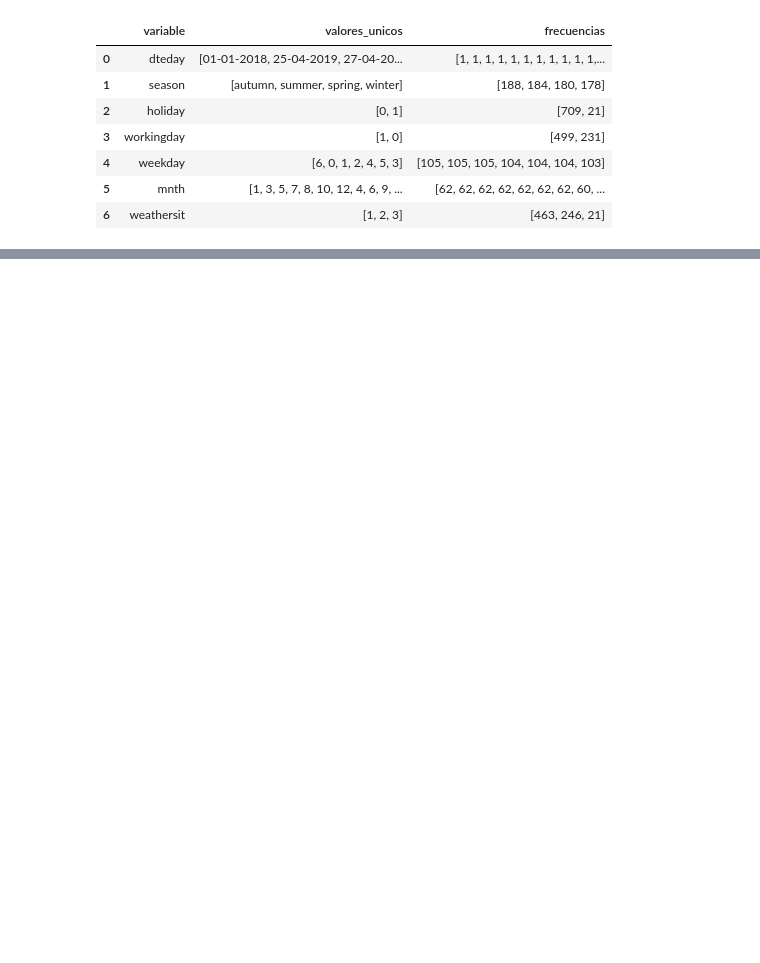
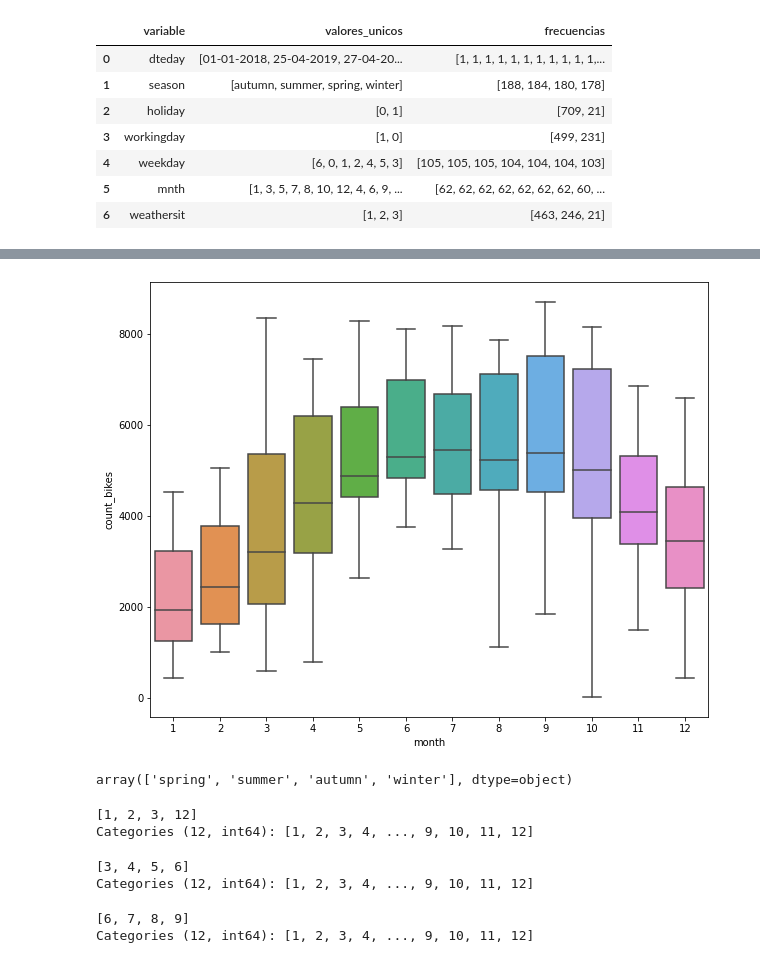
Before and after one commit to chloeiris/DA-Project3-Bike-Rental-ML-Predictive-Models, a Jupyter notebook: EDA_Bike_Sharing.ipynb, the cells around one changed output, grey strips where cells are left out. Drawn from its saved outputs; the diff is of its cells as text; code cells hidden in the pictures; blank space fills up the shorter version.

```diff
--- a/EDA_Bike_Sharing.ipynb
+++ b/EDA_Bike_Sharing.ipynb
@@ -5,6 +5,13 @@
 import pandas as pd
 import numpy as np
 import pyreadr
+
+import matplotlib.pyplot as plt
+import seaborn as sns
+
+import datetime as dt
+
+plt.rcParams["figure.figsize"] = (10,8)
 # %%
 df = pd.read_csv("Datos/bikes.csv", index_col = 0)
 df.head()
@@ -90,3 +101,5 @@ df_categoricas
 | 728 | 30-12-2019 | spring | 0 | 0 | 0 | 12 | 1 |
 | 729 | 31-12-2019 | spring | 0 | 1 | 1 | 12 | 2 |
 730 rows × 7 columns
+# %%
+df = df.astype({ 'yr':'category',"holiday":'category',"workingday":'category', "weekday":'category', "mnth":'category', "weathersit":'category'})
@@ -92,0 +126,3 @@ df_categoricas
+# %%
+# vamos a renombrar nuestras columnas
+df.rename(columns={'yr':'year', 'mnth':'month', 'atemp':'sensacion_termica', 'cnt':'count_bikes'}, inplace=True)
@@ -220,0 +188,5 @@ Timestamp('2014-12-31 23:30:00')
+# %%
+# vemos que hay variacion entre meses y por lo tanto habra variacion entre estaciones, tenemos que limpiar la columna
+sns.boxplot(x='month', y='count_bikes', data=df);
+# %% [output]
+[figure, added]
@@ -220,0 +199,19 @@ Timestamp('2014-12-31 23:30:00')
+# %%
+df['season'].unique()
+# %% [output]
+array(['spring', 'summer', 'autumn', 'winter'], dtype=object)
+# %%
+df[df['season']== 'spring']['month'].unique()
+# %% [output]
+[1, 2, 3, 12]
+Categories (12, int64): [1, 2, 3, 4, ..., 9, 10, 11, 12]
+# %%
+df[df['season']== 'summer']['month'].unique()
+# %% [output]
+[3, 4, 5, 6]
+Categories (12, int64): [1, 2, 3, 4, ..., 9, 10, 11, 12]
+# %%
+df[df['season']== 'autumn']['month'].unique()
+# %% [output]
+[6, 7, 8, 9]
+Categories (12, int64): [1, 2, 3, 4, ..., 9, 10, 11, 12]
```
Also changed, not shown: parts of 36 cells of this notebook.
